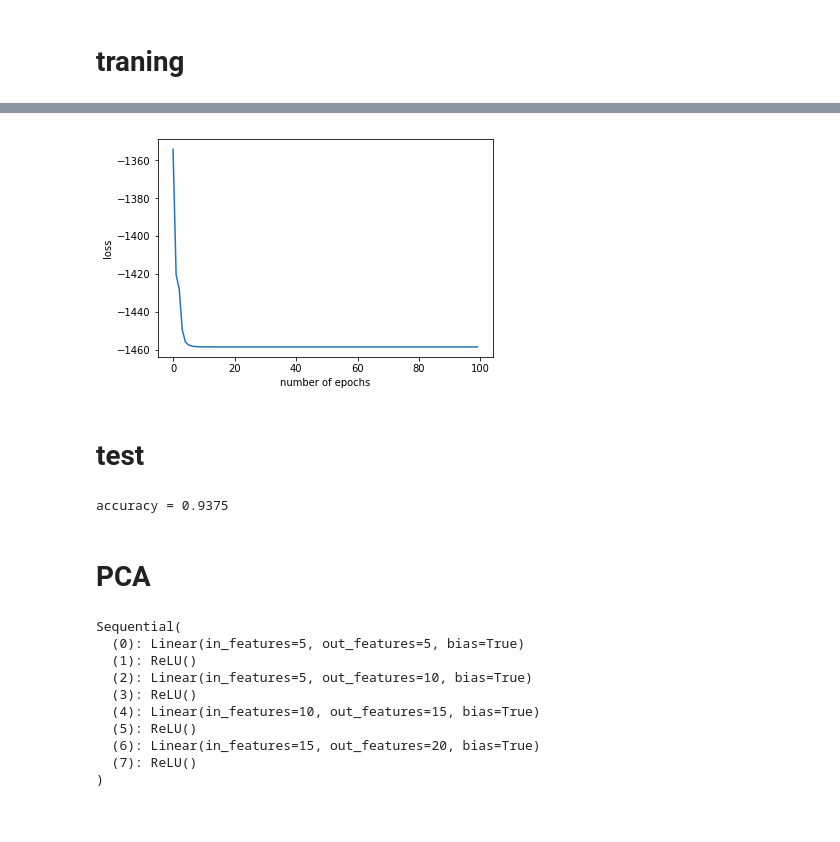
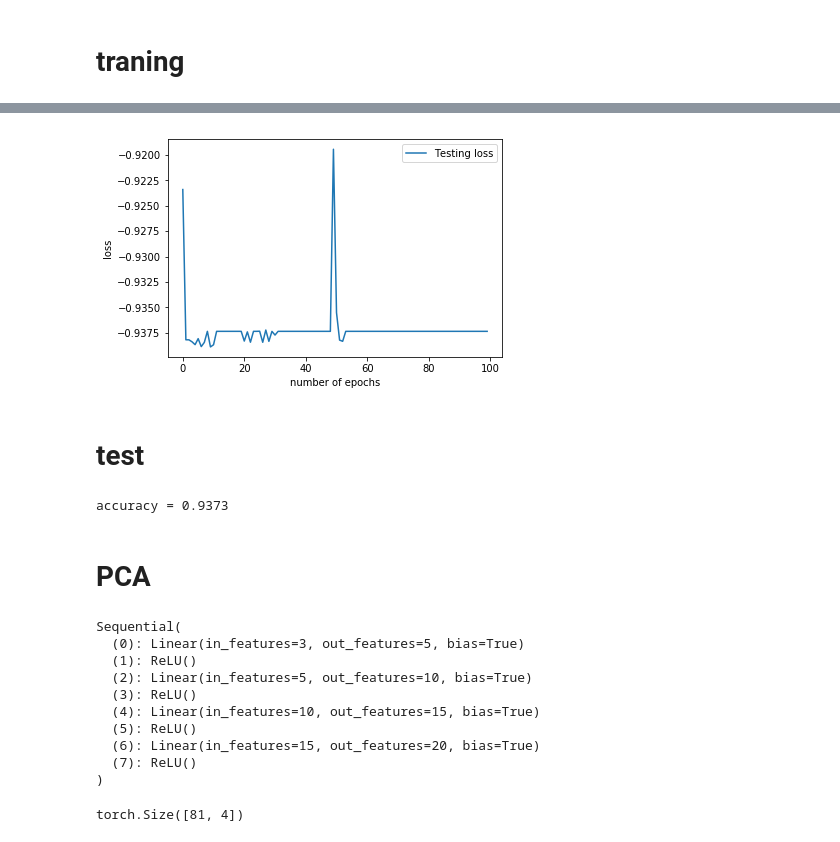
Before and after one commit to montaserFath/Act2Vec, a Jupyter notebook: MountainCar_load_actions.ipynb, the cells around one changed output, grey strips where cells are left out. Cells and saved outputs as stored; diff of their text form; code cells hidden in the pictures.

```diff
--- a/MountainCar_load_actions.ipynb
+++ b/MountainCar_load_actions.ipynb
@@ -65,6 +96,12 @@ torch.Size([503264, 6])
+# %%
+np.random.shuffle(np.array(new_data))
+
+new_data= torch.tensor(new_data)
+# %%
+n_samples= int(new_data.shape[0]*0.8)
 # %%
-training_set = new_data[:400000]
-testing_set = new_data[400000:]
+training_set = new_data[:n_samples]
+testing_set = new_data[n_samples:]
 print("training_set", training_set.shape)
 print("testing_set", testing_set.shape)
 # %% [output]
@@ -74,18 +111,19 @@ testing_set torch.Size([103264, 6])
 # traning
 # %%
 losses = []
+test_loss = []
 n_itrations=100
 batch_size=256
 loss_function = nn.NLLLoss()
 optimizer = optim.Adam(model.parameters(), lr=0.001)
 for itr in range (n_itrations):
     if itr%50 ==0:
-        torch.save(model, "MountainCar_model_n=5")
+        torch.save(model, "MountainCar_model_with_states_n=5")
     total_loss = 0
     total_acc = []
     for b in range (0, training_set.shape[0], batch_size):
         y = torch.tensor(training_set[b:b+batch_size, -1], dtype=torch.long)
-        y_pred = model(training_set[b:b+batch_size, :5])
+        y_pred = model(training_set[b:b+batch_size, :15])
         score, predicted = torch.max(y_pred, 1)
         acc = (y == predicted).sum().float() / len(y)
         total_acc.append(acc)
@@ -95,7 +133,8 @@ for itr in range (n_itrations):
         optimizer.zero_grad()
         loss.backward()
         optimizer.step()
-    losses.append(total_loss)
+    losses.append(total_loss/training_set.shape[0])
     print("[EPOCH]: %i, [LOSS]: %.6f, [ACCURACY]: %.3f" % (itr, total_loss, np.mean(np.array(total_acc)) ))
-#     print("[EPOCH]: %i, [LOSS]: %.6f ,[acc]: %.3f" % (itr, total_loss, np.mean(np.array(total_acc))))
+    display.clear_output(wait=True)
+    test_loss.append(loss_function(model(testing_set[:,:15]), torch.tensor(testing_set[:,-1], dtype=torch.long)).item())
 # %% [output]
@@ -119,29 +142,31 @@ for itr in range (n_itrations):
 # %%
-torch.save(model, "MountainCar_model_n=5")
-plt.plot(losses)
+torch.save(model, "MountainCar_model_with_states_n=5")
+# plt.plot(losses, label="Training loss")
+plt.plot(test_loss, label="Testing loss")
 plt.xlabel("number of epochs")
 plt.ylabel("loss")
+plt.legend()
 plt.show()
 # %% [output]
-[figure, old version]
+[figure, new version]
 # %% [markdown]
 # test
 # %%
 y = torch.tensor(testing_set[:, -1], dtype=torch.long)
-y_pred = model(testing_set[:, :5])
+y_pred = model(testing_set[:, :15])
 score, predicted = torch.max(y_pred, 1)
 acc = (y == predicted).sum().float() / len(y)
 print("accuracy = %.4f "%acc.item())
 # %% [output]
-accuracy = 0.9375
+accuracy = 0.9373
 # %% [markdown]
 # PCA
 # %%
-m = torch.load("MountainCar_model_n=5")
+m = torch.load("MountainCar_model_n=3")
 m[:8]
 # %% [output]
 Sequential(
-  (0): Linear(in_features=5, out_features=5, bias=True)
+  (0): Linear(in_features=3, out_features=5, bias=True)
   (1): ReLU()
   (2): Linear(in_features=5, out_features=10, bias=True)
   (3): ReLU()
@@ -150,6 +175,19 @@ Sequential(
   (6): Linear(in_features=15, out_features=20, bias=True)
   (7): ReLU()
 )
+# %%
+s0 = [-1.2, -0.3, 0.6]
+s1 = [-0.07, -0.0, 0.07]
+a= [0,1,2]
+all = []
+for i in s0:
+    for j in s1:
+        for k in a:
+            for g in a:
+                all.append([i, j,k, g])
+torch.tensor(all).shape
+# %% [output]
+torch.Size([81, 4])
 # %%
 def prepare_inputs (n):
     a=[0, 1,2]
```
Also changed, not shown: parts of 29 cells of this notebook, 1 other file.
